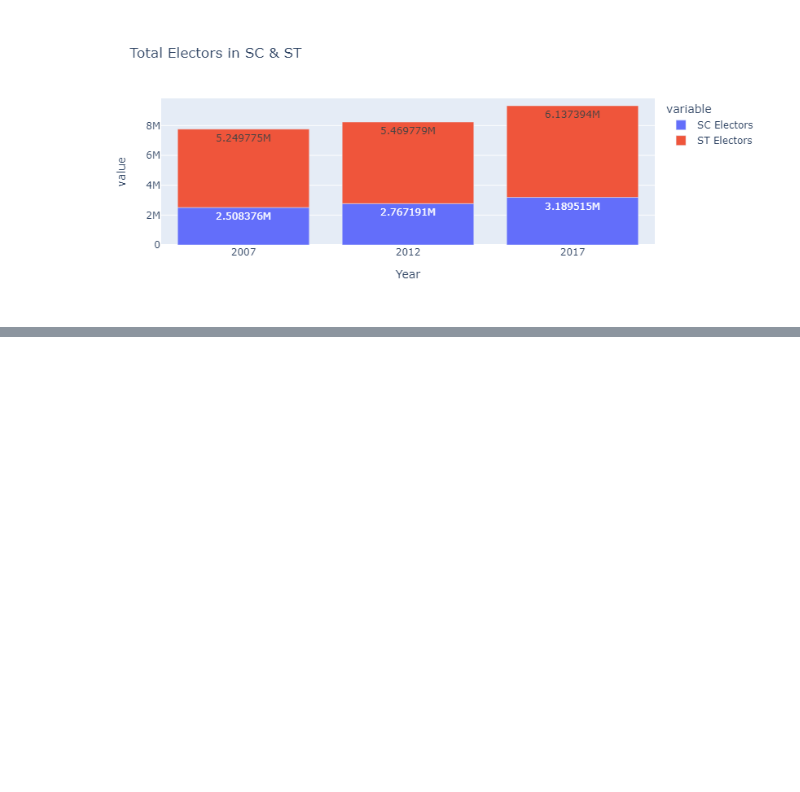
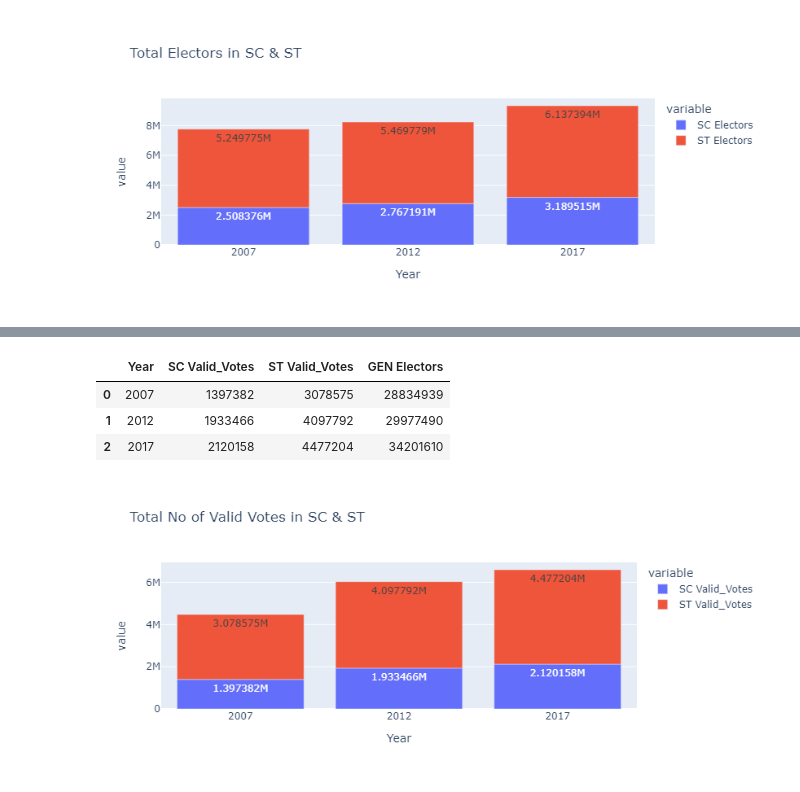
Before and after one commit to abhilashajay-dev/Gujarat-2022, a Jupyter notebook: Guj.ipynb, the cells around one changed output, grey strips where cells are left out. Cells and saved outputs as stored; diff of their text form; code cells hidden in the pictures; blank space fills up the shorter version.

```diff
--- a/Guj.ipynb
+++ b/Guj.ipynb
@@ -205,3 +213,25 @@ total_st_valid_2017= df[(df['Year']== 2017) & (df['Position'] == 1) & (df['Const
 total_gen_valid_2007= df[(df['Year']== 2007) & (df['Position'] == 1) & (df['Constituency_Type'] =='GEN')]['Valid_Votes'].sum()
 total_gen_valid_2012= df[(df['Year']== 2012) & (df['Position'] == 1) & (df['Constituency_Type'] =='GEN')]['Valid_Votes'].sum()
 total_gen_valid_2017= df[(df['Year']== 2017) & (df['Position'] == 1) & (df['Constituency_Type'] =='GEN')]['Valid_Votes'].sum()
+# %%
+dict6 = {"2007":total_sc_valid_2007, "2012":total_sc_valid_2012, "2017":total_sc_valid_2017}
+dict7 = {"2007":total_st_valid_2007, "2012":total_st_valid_2012, "2017":total_st_valid_2017}
+dict8 = {"2007":total_gen_valid_2007, "2012":total_gen_valid_2012, "2017":total_gen_valid_2017}
+df_valid_sc = pd.DataFrame(dict6.items(), columns=['Year', 'SC Valid_Votes'])
+df_valid_st = pd.DataFrame(dict7.items(), columns=['Year', 'ST Valid_Votes'])
+df_valid_gen = pd.DataFrame(dict8.items(), columns=['Year', 'GEN Valid_Votes'])
+# %%
+df_cat_valid = pd.merge(df_valid_sc, df_valid_st, on='Year', how='left')
+# %%
+df_cat_valid = df_cat_valid.merge(df_gen_electors, on='Year', how='left')
+# %%
+df_cat_valid
+# %% [output]
+|  | Year | SC Valid_Votes | ST Valid_Votes | GEN Electors |
+| 0 | 2007 | 1397382 | 3078575 | 28834939 |
+| 1 | 2012 | 1933466 | 4097792 | 29977490 |
+| 2 | 2017 | 2120158 | 4477204 | 34201610 |
+# %%
+px.bar(x='Year', y=['SC Valid_Votes','ST Valid_Votes'], data_frame=df_cat_valid,  title="Total No of Valid Votes in SC & ST", text_auto=True)
+# %% [output]
+[figure, added]
```
Also changed, not shown: parts of 9 cells of this notebook.
